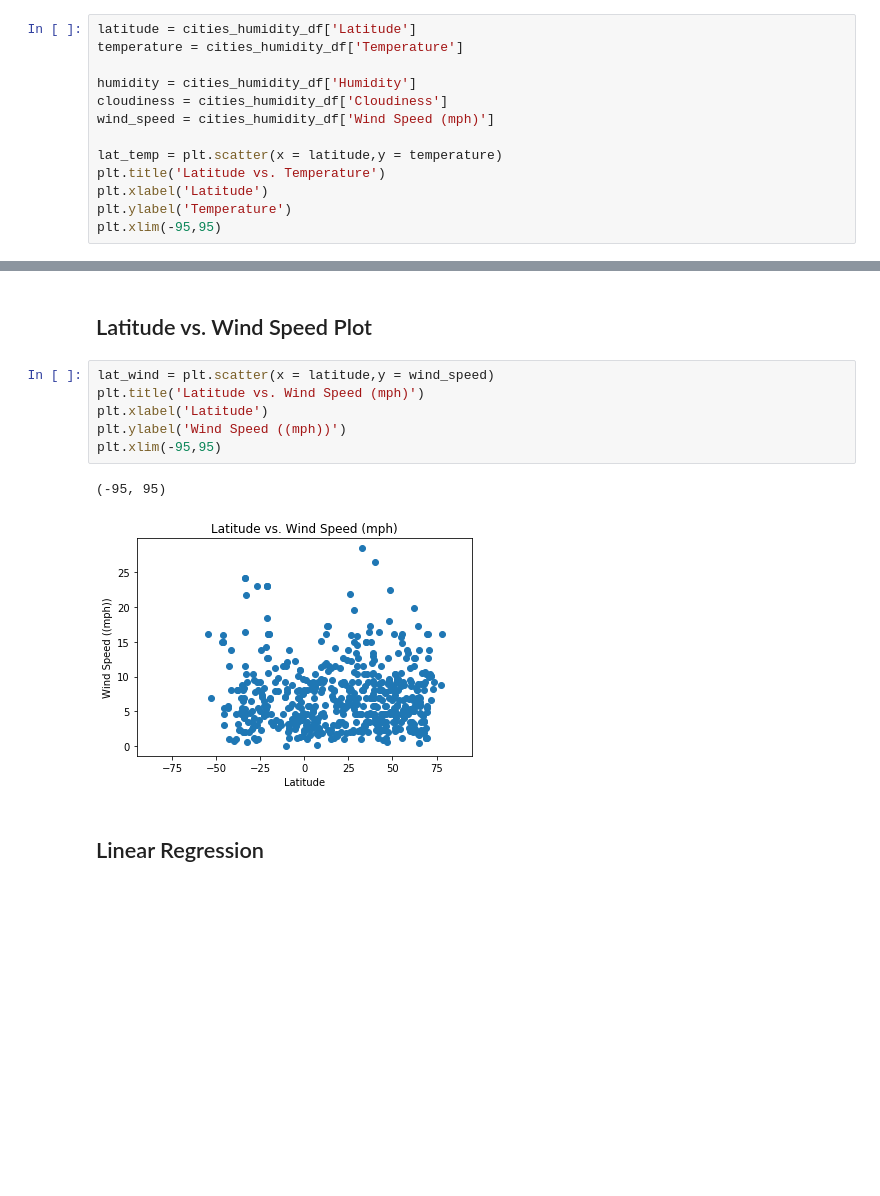
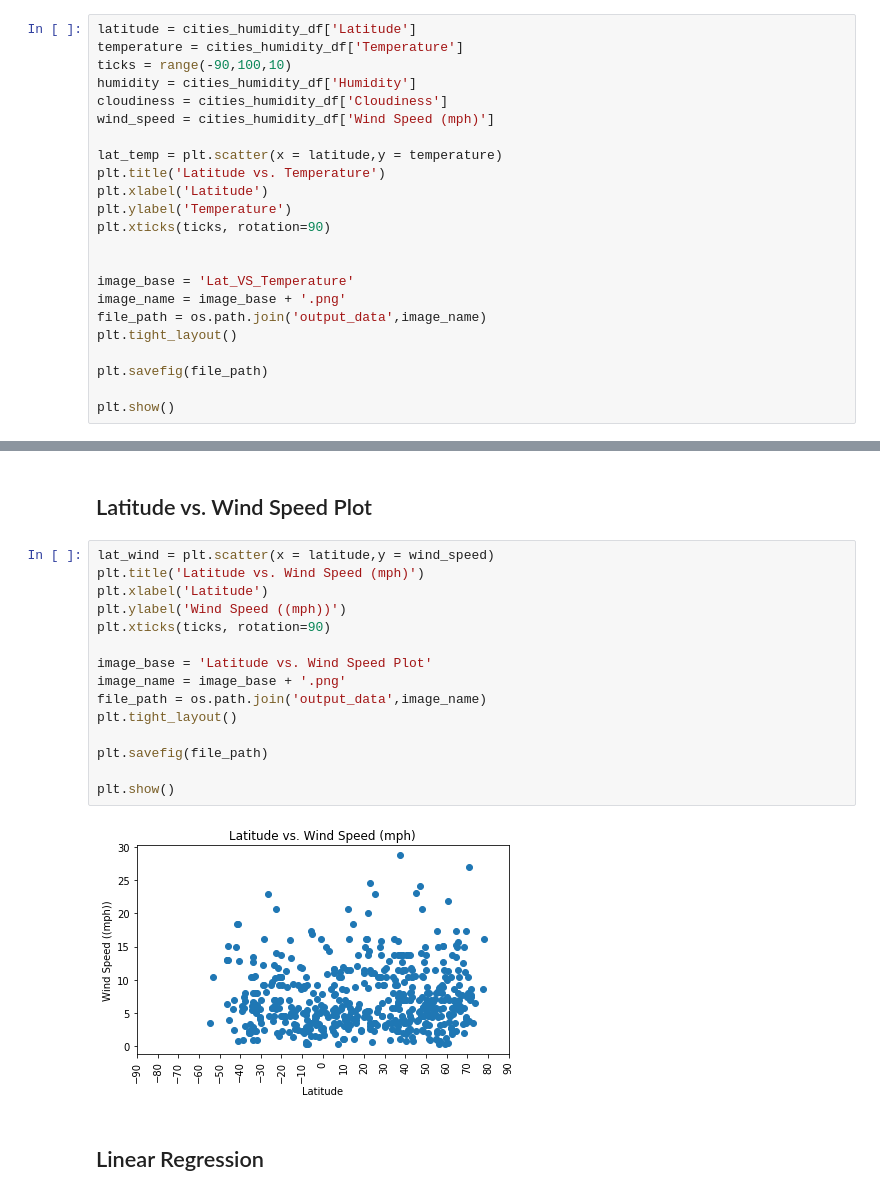
Before and after one commit to veraroberto/python-api-challenge, a Jupyter notebook: WeatherPy_starter_code.ipynb, the cells around one changed output, grey strips where cells are left out. Saved outputs shown, nothing was run; the diff lists cells and outputs as text; blank space fills up the shorter version.

```diff
--- a/WeatherPy_starter_code.ipynb
+++ b/WeatherPy_starter_code.ipynb
@@ -259,7 +262,7 @@ cities_humidity_100_df
 # %%
 latitude = cities_humidity_df['Latitude']
 temperature = cities_humidity_df['Temperature']
-
+ticks = range(-90,100,10)
 humidity = cities_humidity_df['Humidity']
 cloudiness = cities_humidity_df['Cloudiness']
 wind_speed = cities_humidity_df['Wind Speed (mph)']
@@ -268,5 +271,15 @@ lat_temp = plt.scatter(x = latitude,y = temperature)
 plt.title('Latitude vs. Temperature')
 plt.xlabel('Latitude')
 plt.ylabel('Temperature')
-plt.xlim(-95,95)
+plt.xticks(ticks, rotation=90)
+
+
+image_base = 'Lat_VS_Temperature'
+image_name = image_base + '.png'
+file_path = os.path.join('output_data',image_name)
+plt.tight_layout()
+
+plt.savefig(file_path)
+
+plt.show()
 # %% [output]
@@ -299,12 +327,20 @@ plt.xlim(-95,95)
 # %%
 lat_wind = plt.scatter(x = latitude,y = wind_speed)
 plt.title('Latitude vs. Wind Speed (mph)')
 plt.xlabel('Latitude')
 plt.ylabel('Wind Speed ((mph))')
-plt.xlim(-95,95)
+plt.xticks(ticks, rotation=90)
+
+image_base = 'Latitude vs. Wind Speed Plot'
+image_name = image_base + '.png'
+file_path = os.path.join('output_data',image_name)
+plt.tight_layout()
+
+plt.savefig(file_path)
+
+plt.show()
 # %% [output]
-(-95, 95)
-[figure, old version]
+[figure, new version]
 # %% [markdown]
 ## Linear Regression
 # %%
```
Also changed, not shown: parts of 19 cells of this notebook, 14 other files.
